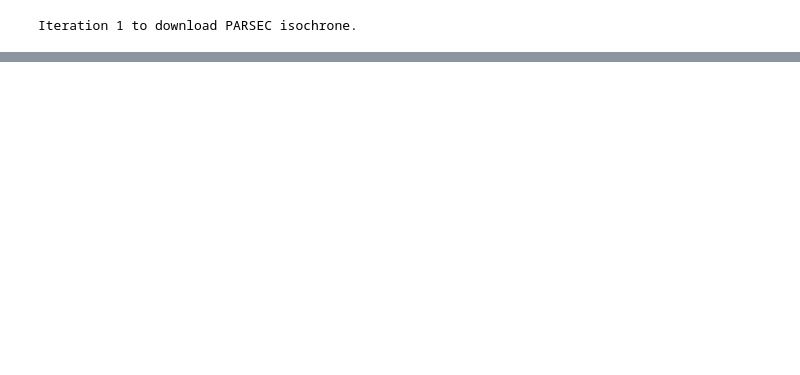
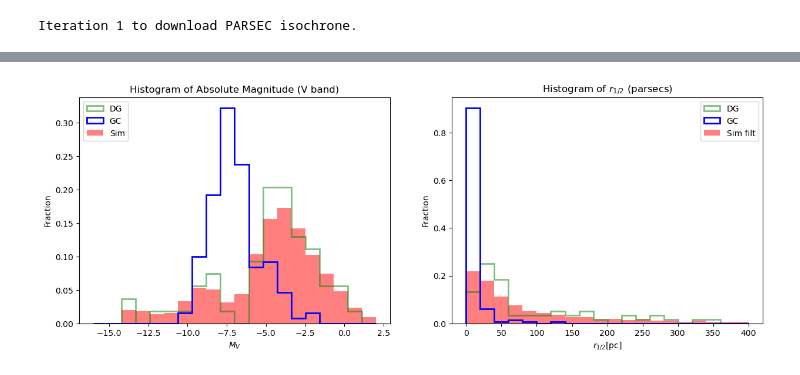
Before and after one commit to adrianopieres/clus_file, a Jupyter notebook: clus_file.ipynb, the cells around one changed output, grey strips where cells are left out. Drawn from its saved outputs; the diff is of its cells as text; code cells hidden in the pictures; blank space fills up the shorter version.

```diff
--- a/clus_file.ipynb
+++ b/clus_file.ipynb
@@ -396,0 +490,4 @@ plt.show()
+# %%
+show_plots(Mv_DG, Mv_GC, MV, hlr_DG, hlr_GC, hlr_pc)
+# %% [output]
+[figure, added]
```
Also changed, not shown: parts of 18 cells of this notebook, 2 other files.
